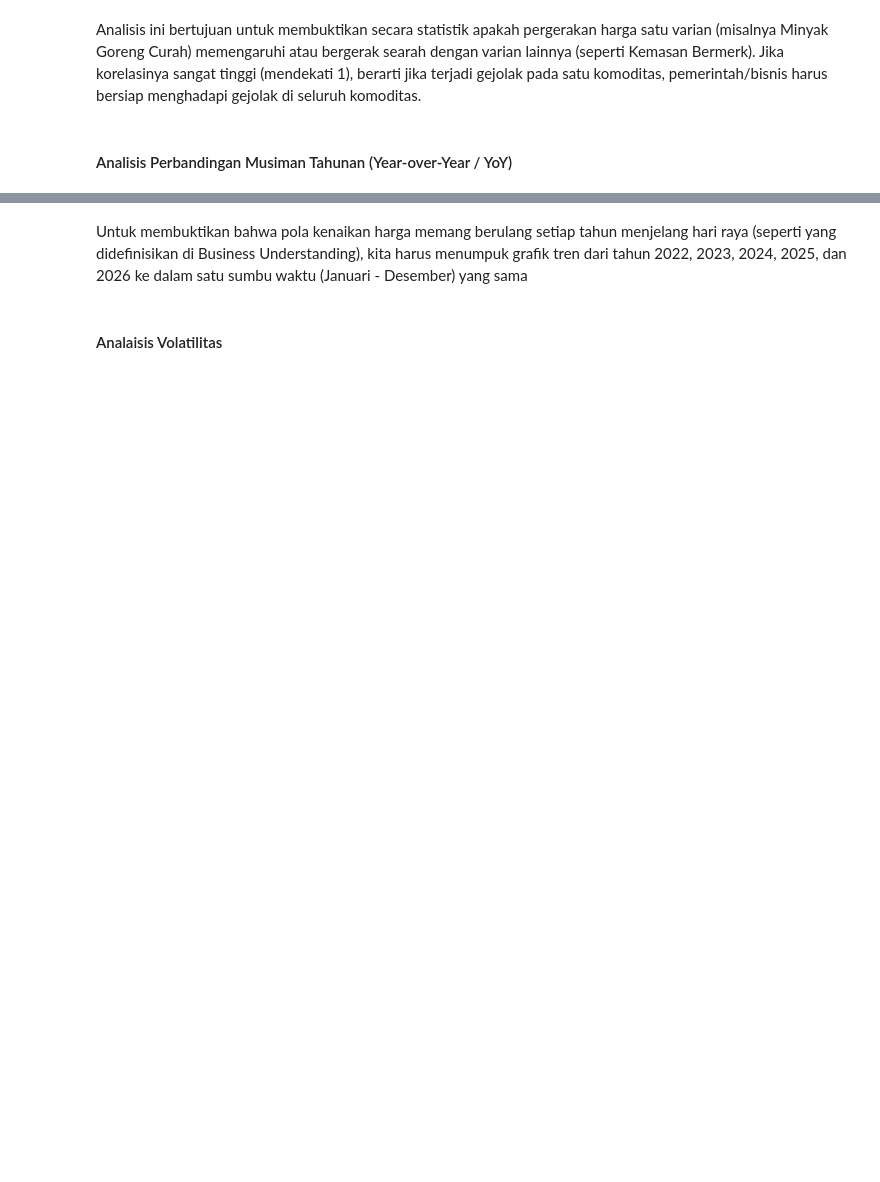
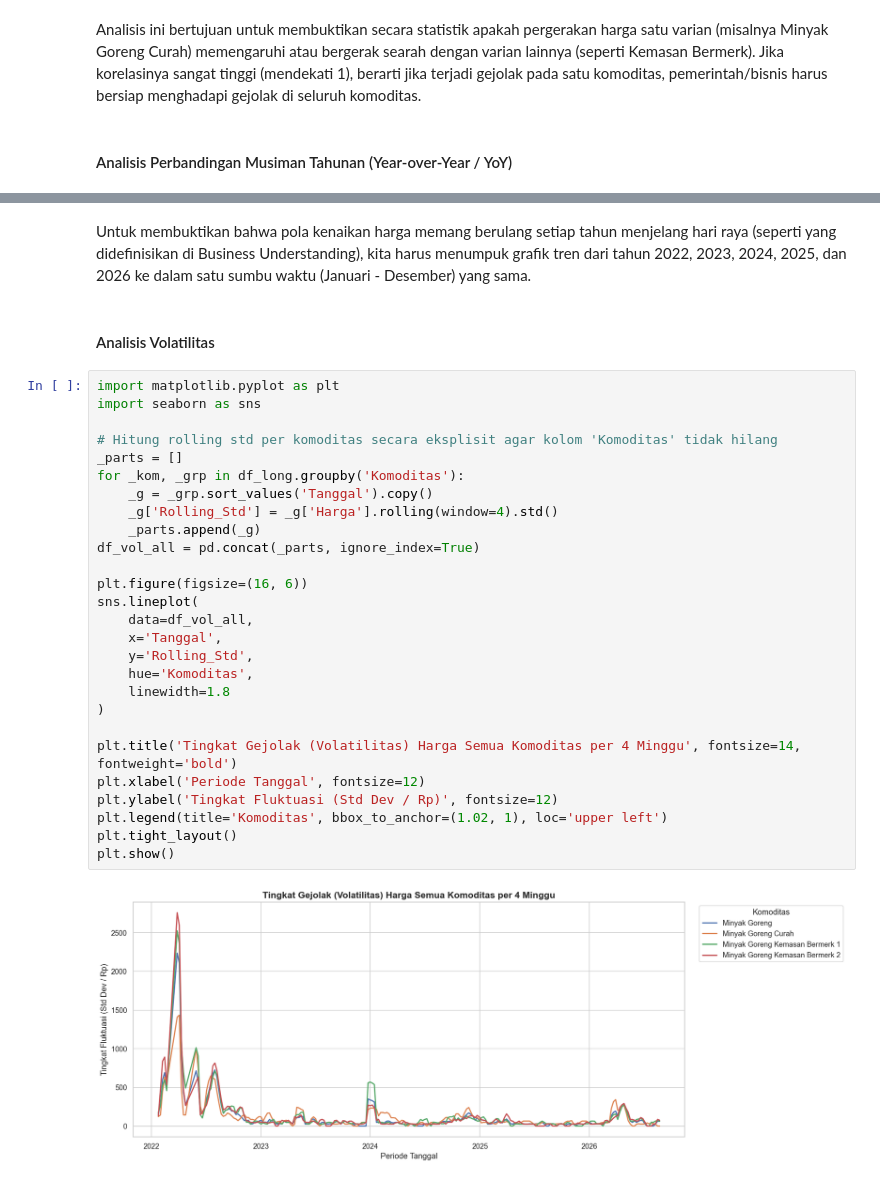
Before and after one commit to candragnawn/spike-oil-price-prediction, a Jupyter notebook: TA.ipynb, the cells around one changed output, grey strips where cells are left out. Saved outputs shown, nothing was run; the diff lists cells and outputs as text; blank space fills up the shorter version.

```diff
--- a/TA.ipynb
+++ b/TA.ipynb
@@ -393,9 +508,38 @@ plt.show()
 # %% [output]
 [figure]
 # %% [markdown]
-Untuk membuktikan bahwa pola kenaikan harga memang berulang setiap tahun menjelang hari raya (seperti yang didefinisikan di Business Understanding), kita harus menumpuk grafik tren dari tahun 2022, 2023, 2024, 2025, dan 2026 ke dalam satu sumbu waktu (Januari - Desember) yang sama
+Untuk membuktikan bahwa pola kenaikan harga memang berulang setiap tahun menjelang hari raya (seperti yang didefinisikan di Business Understanding), kita harus menumpuk grafik tren dari tahun 2022, 2023, 2024, 2025, dan 2026 ke dalam satu sumbu waktu (Januari - Desember) yang sama.
 # %% [markdown]
-#### Analaisis Volatilitas
+#### Analisis Volatilitas
+# %%
+import matplotlib.pyplot as plt
+import seaborn as sns
+
+# Hitung rolling std per komoditas secara eksplisit agar kolom 'Komoditas' tidak hilang
+_parts = []
+for _kom, _grp in df_long.groupby('Komoditas'):
+    _g = _grp.sort_values('Tanggal').copy()
+    _g['Rolling_Std'] = _g['Harga'].rolling(window=4).std()
+    _parts.append(_g)
+df_vol_all = pd.concat(_parts, ignore_index=True)
+
+plt.figure(figsize=(16, 6))
+sns.lineplot(
+    data=df_vol_all,
+    x='Tanggal',
+    y='Rolling_Std',
+    hue='Komoditas',
+    linewidth=1.8
+)
+
+plt.title('Tingkat Gejolak (Volatilitas) Harga Semua Komoditas per 4 Minggu', fontsize=14, fontweight='bold')
+plt.xlabel('Periode Tanggal', fontsize=12)
+plt.ylabel('Tingkat Fluktuasi (Std Dev / Rp)', fontsize=12)
+plt.legend(title='Komoditas', bbox_to_anchor=(1.02, 1), loc='upper left')
+plt.tight_layout()
+plt.show()
+# %% [output]
+[figure, added]
 # %%
 import matplotlib.pyplot as plt
 import seaborn as sns
```
Also changed, not shown: parts of 27 cells of this notebook.
